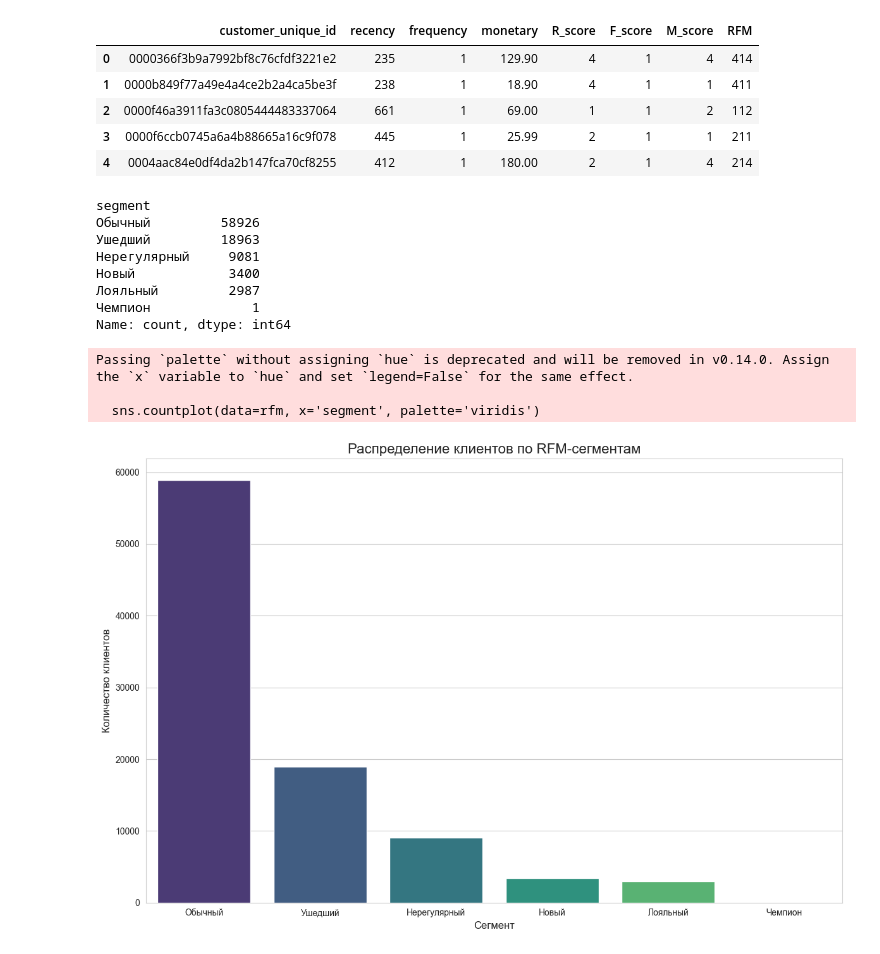
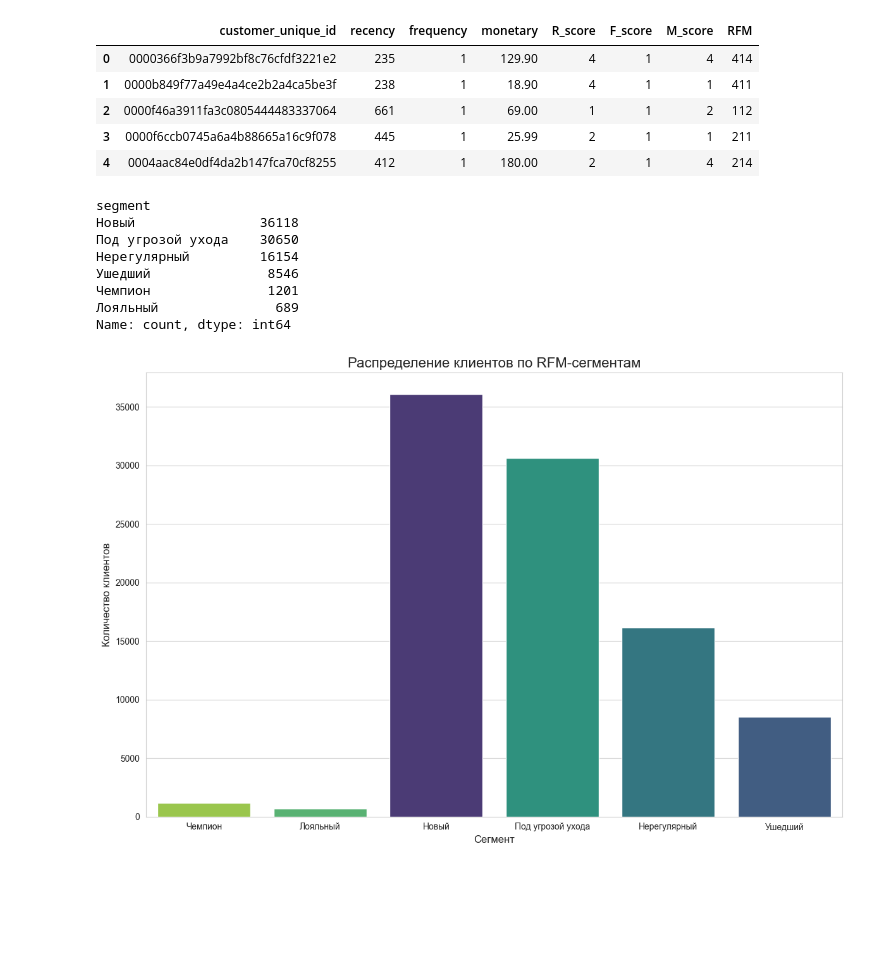
Before and after one commit to vikapet/pet_project_e_commerce, a Jupyter notebook: e_commerce.ipynb, the cells around one changed output. Drawn from its saved outputs; the diff is of its cells as text; code cells hidden in the pictures; blank space fills up the shorter version.

```diff
--- a/e_commerce.ipynb
+++ b/e_commerce.ipynb
@@ -331,43 +383,50 @@ rfm.head()
 | 4 | 0004aac84e0df4da2b147fca70cf8255 | 412 | 1 | 180.00 | 2 | 1 | 4 | 214 |
 # %%
 def segment_customer(rfm):
-    if rfm == '555':
+    r = rfm[0]
+    f = rfm[1]
+    m = rfm[2]
+
+    if r >= '4' and f >= '2':
         return 'Чемпион'
-    elif rfm[0] == '5' and (rfm[1] == '5' or rfm[2] == '5'):
+
+    elif r == '3' and f >= '2':
         return 'Лояльный'
-    elif rfm[0] == '1' and (rfm[1] == '1' or rfm[2] == '1'):
+
+    elif r >= '4' and f == '1':
+        return 'Новый'
+
+    elif r == '1' and m <= '2':
         return 'Ушедший'
-    elif rfm[0] == '5' and rfm[1] == '1' and rfm[2] == '1':
-        return 'Новый'
-    elif rfm[0] == '5' and rfm[1] == '1':
+
+    elif r <= '3' and f == '1' and m >= '3':
+        return 'Под угрозой ухода'
+
+    else:
         return 'Нерегулярный'
-    else:
-        return 'Обычный'
 
 rfm['segment'] = rfm['RFM'].apply(segment_customer)
 
 rfm['segment'].value_counts()
 # %% [output]
 segment
-Обычный         58926
-Ушедший         18963
-Нерегулярный     9081
-Новый            3400
-Лояльный         2987
-Чемпион             1
+Новый                36118
+Под угрозой ухода    30650
+Нерегулярный         16154
+Ушедший               8546
+Чемпион               1201
+Лояльный               689
 Name: count, dtype: int64
 # %%
 plt.figure(figsize=(12, 8))
-sns.countplot(data=rfm, x='segment', palette='viridis')
+order = ['Чемпион', 'Лояльный', 'Новый', 'Под угрозой ухода', 'Нерегулярный', 'Ушедший']
+sns.countplot(data=rfm, x='segment', palette='viridis', hue='segment', order=order)
 
 plt.title('Распределение клиентов по RFM-сегментам', fontsize=16)
 plt.xlabel('Сегмент', fontsize=12)
 plt.ylabel('Количество клиентов', fontsize=12)
 plt.tight_layout()
 plt.show()
 # %% [output]
-Passing `palette` without assigning `hue` is deprecated and will be removed in v0.14.0. Assign the `x` variable to `hue` and set `legend=False` for the same effect.
-
-  sns.countplot(data=rfm, x='segment', palette='viridis')
-[figure, old version]
+[figure, new version]
 # %%
```
Also changed, not shown: parts of 19 cells of this notebook, 7 other files.
